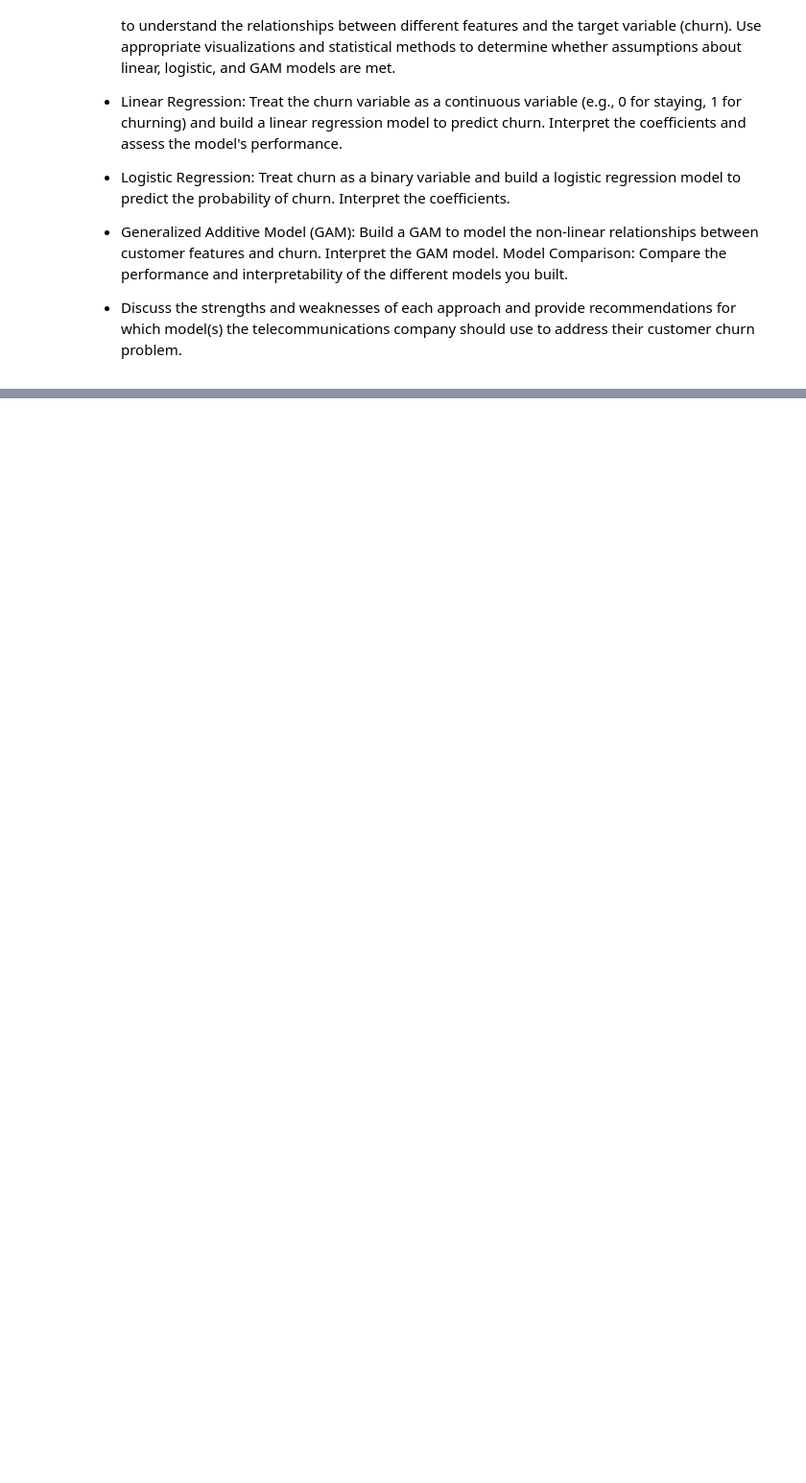
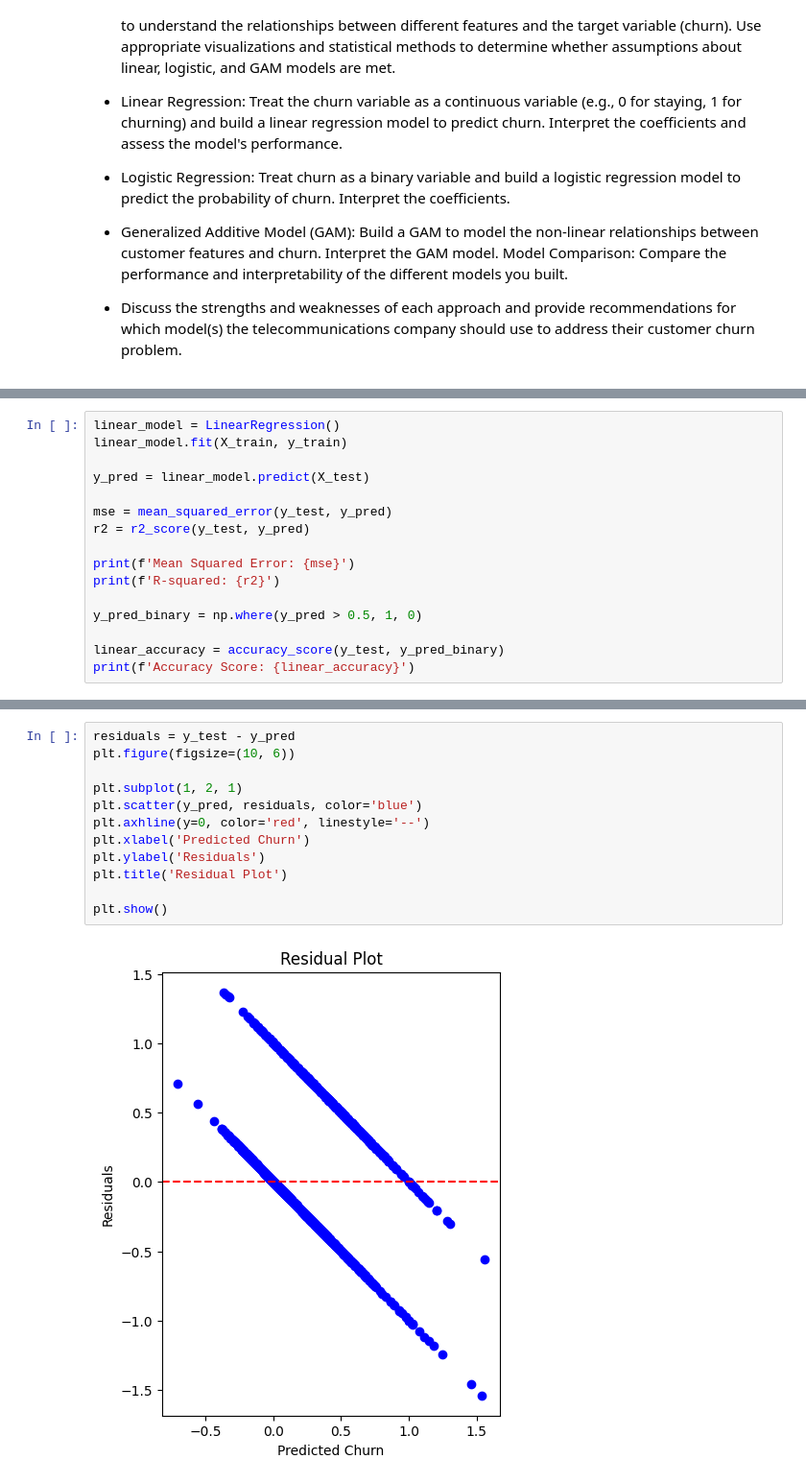
Before and after one commit to nehashah2898/AIPI590, a Jupyter notebook: Assignment1.ipynb, the cells around one changed output, grey strips where cells are left out. Shown at 96% size. Drawn from its saved outputs; the diff is of its cells as text; blank space fills up the shorter version.

```diff
--- a/Assignment1.ipynb
+++ b/Assignment1.ipynb
@@ -54,0 +93,16 @@ FileNotFoundError: [Errno 2] No such file or directory: 'WA_Fn-UseC_-Telco-Custo
+# %%
+linear_model = LinearRegression()
+linear_model.fit(X_train, y_train)
+
+y_pred = linear_model.predict(X_test)
+
+mse = mean_squared_error(y_test, y_pred)
+r2 = r2_score(y_test, y_pred)
+
+print(f'Mean Squared Error: {mse}')
+print(f'R-squared: {r2}')
+
+y_pred_binary = np.where(y_pred > 0.5, 1, 0)
+
+linear_accuracy = accuracy_score(y_test, y_pred_binary)
+print(f'Accuracy Score: {linear_accuracy}')
@@ -54,0 +134,14 @@ FileNotFoundError: [Errno 2] No such file or directory: 'WA_Fn-UseC_-Telco-Custo
+# %%
+residuals = y_test - y_pred
+plt.figure(figsize=(10, 6))
+
+plt.subplot(1, 2, 1)
+plt.scatter(y_pred, residuals, color='blue')
+plt.axhline(y=0, color='red', linestyle='--')
+plt.xlabel('Predicted Churn')
+plt.ylabel('Residuals')
+plt.title('Residual Plot')
+
+plt.show()
+# %% [output]
+[figure, added]
```
Also changed, not shown: parts of 18 cells of this notebook.
